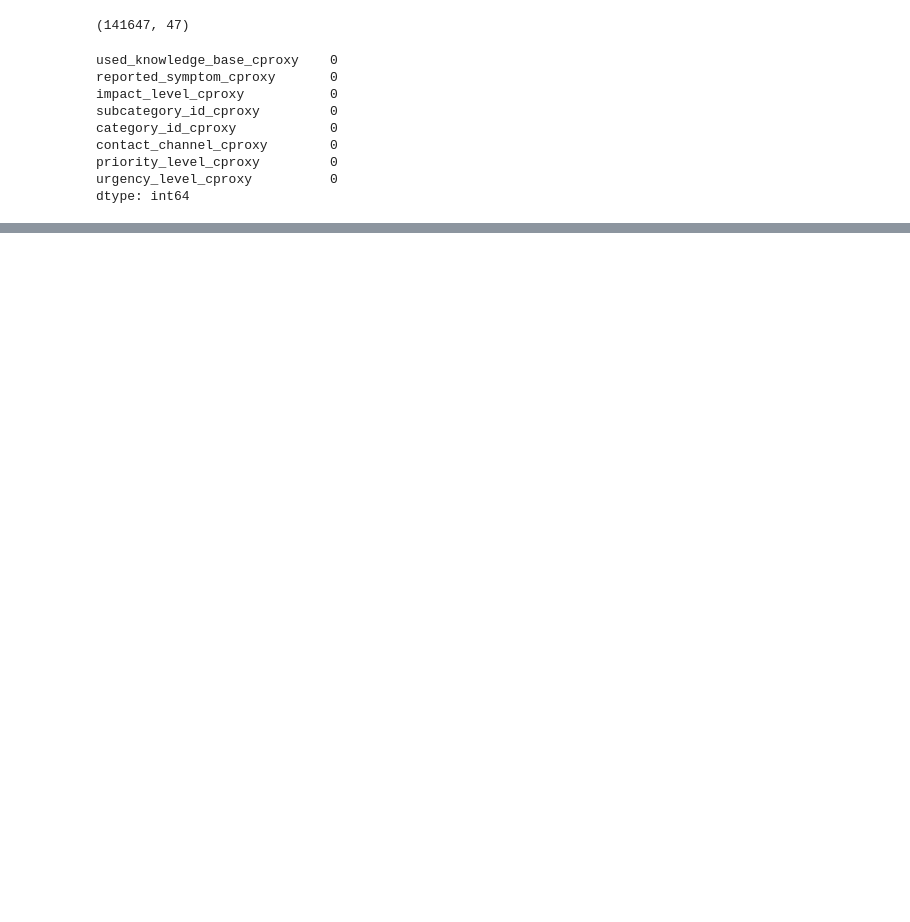
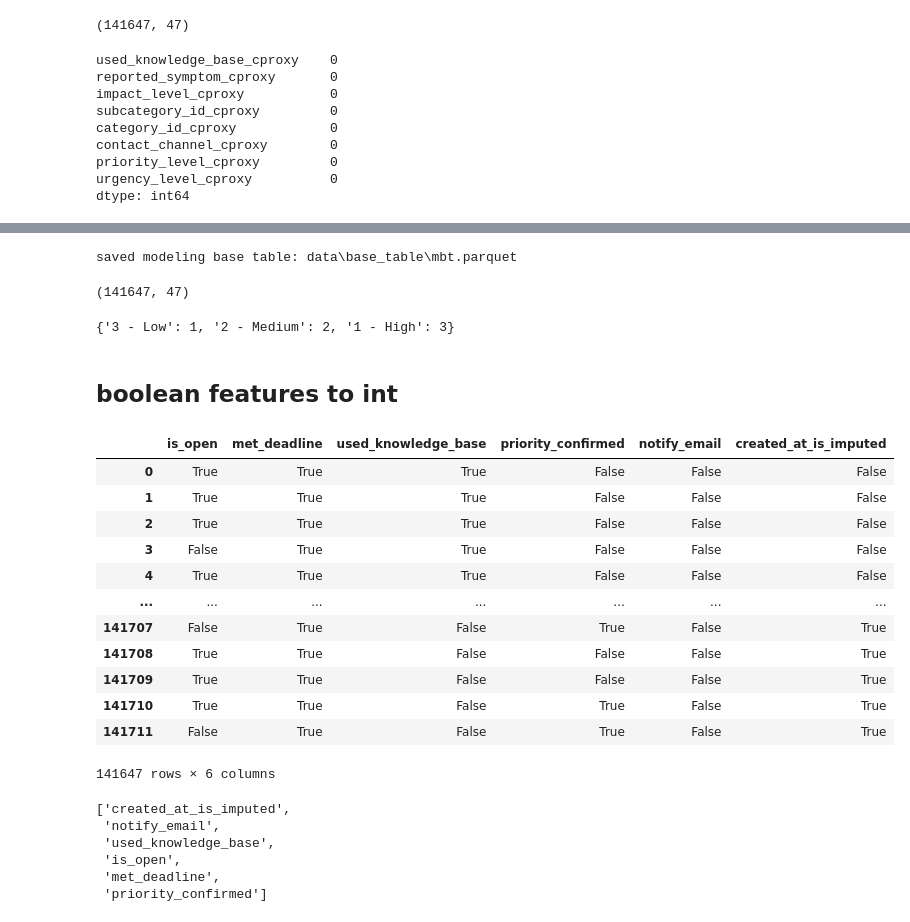
Before and after one commit to shashankgarewal/temporal-sequence-eventLog, a Jupyter notebook: notebooks/03_model_base_table.ipynb, the cells around one changed output, grey strips where cells are left out. Cells and saved outputs as stored; diff of their text form; code cells hidden in the pictures; blank space fills up the shorter version.

```diff
--- a/notebooks/03_model_base_table.ipynb
+++ b/notebooks/03_model_base_table.ipynb
@@ -482,0 +478,10 @@ dtype: int64
+# %%
+from src.data.base_table import build_base_table
+build_base_table().shape
+# %% [output]
+saved modeling base table: data\base_table\mbt.parquet
+(141647, 47)
+# %%
+profile['columns']['urgency_level']['mapping']
+# %% [output]
+{'3 - Low': 1, '2 - Medium': 2, '1 - High': 3}
@@ -482,0 +497,27 @@ dtype: int64
+# %% [markdown]
+## boolean features to int
+# %%
+df.select_dtypes(include=bool)
+# %% [output]
+|  | is_open | met_deadline | used_knowledge_base | priority_confirmed | notify_email | created_at_is_imputed |
+| 0 | True | True | True | False | False | False |
+| 1 | True | True | True | False | False | False |
+| 2 | True | True | True | False | False | False |
+| 3 | False | True | True | False | False | False |
+| 4 | True | True | True | False | False | False |
+| ... | ... | ... | ... | ... | ... | ... |
+| 141707 | False | True | False | True | False | True |
+| 141708 | True | True | False | False | False | True |
+| 141709 | True | True | False | False | False | True |
+| 141710 | True | True | False | True | False | True |
+| 141711 | False | True | False | True | False | True |
+141647 rows × 6 columns
+# %%
+valid_cols(tags['boolean'], df)
+# %% [output]
+['created_at_is_imputed',
+ 'notify_email',
+ 'used_knowledge_base',
+ 'is_open',
+ 'met_deadline',
+ 'priority_confirmed']
```
Also changed, not shown: parts of 11 cells of this notebook, 1 other file.
